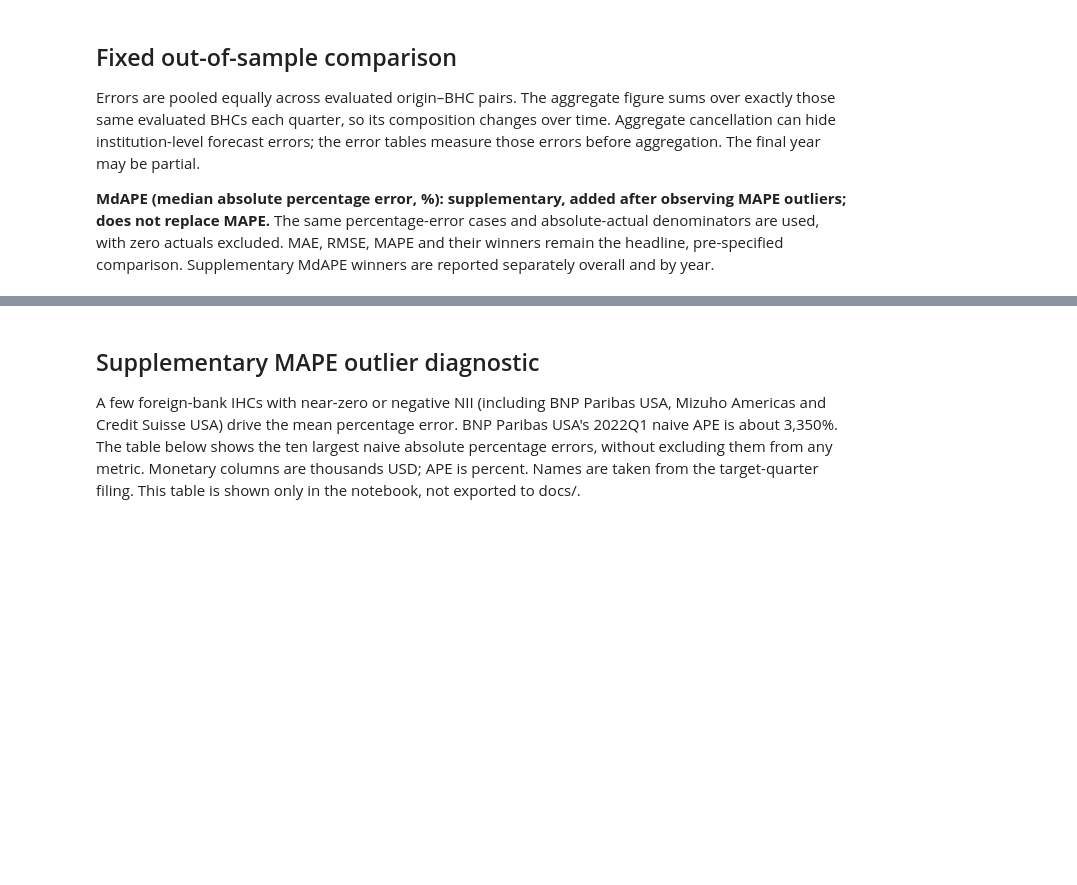
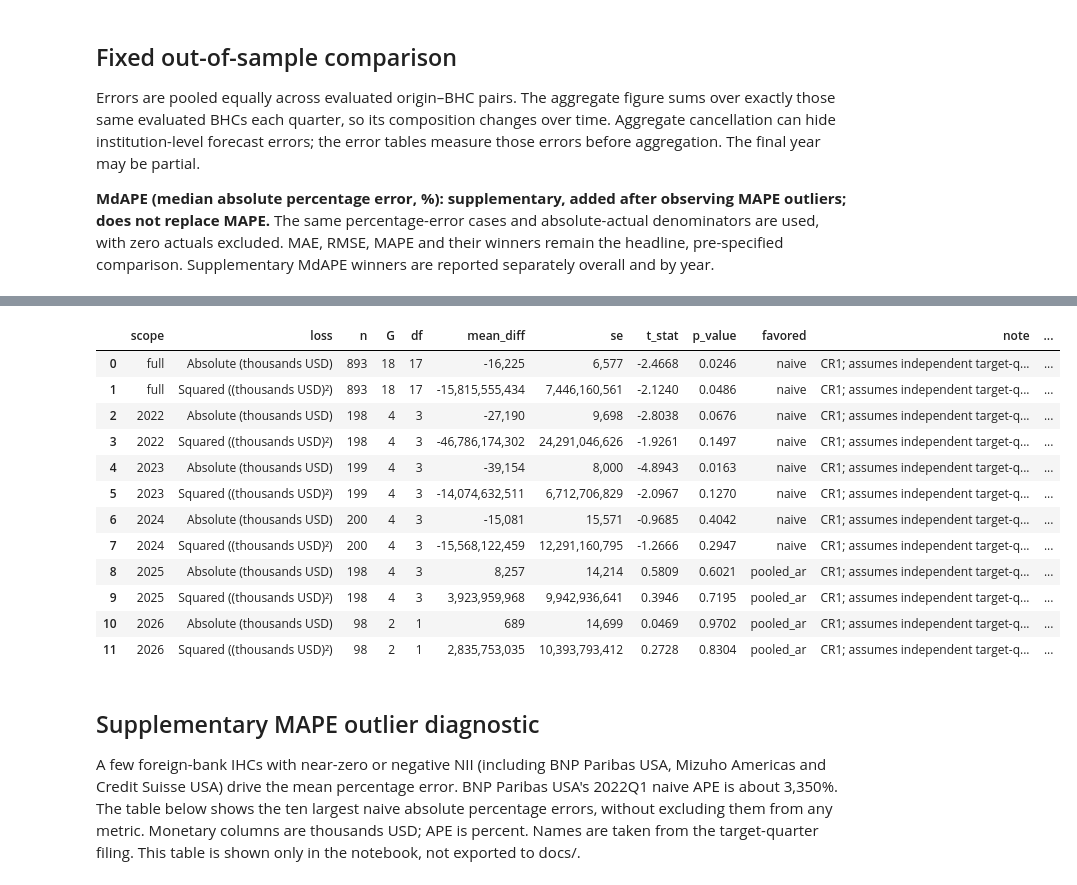
Before and after one commit to jgridifier/research-lab, a Jupyter notebook: tracks/y9c-panel/notebooks/y9c_nii_forecast.ipynb, the cells around one changed output, grey strips where cells are left out. Saved outputs shown, nothing was run; the diff lists cells and outputs as text; code cells hidden in the pictures; blank space fills up the shorter version.

```diff
--- a/tracks/y9c-panel/notebooks/y9c_nii_forecast.ipynb
+++ b/tracks/y9c-panel/notebooks/y9c_nii_forecast.ipynb
@@ -207,3 +217,25 @@ Supplementary MdAPE winner(s): Naive
+# %%
+dm = dm_tests(forecasts)
+dm.to_csv(TABLES / 'dm_tests.csv', index=False)
+(TABLES / 'dm_tests.json').write_text(json.dumps(dm.to_dict(orient='records'), indent=2) + '\n')
+# Display formatting only; stored results retain full floating-point precision.
+dm_display = dm.copy()
+dm_display['loss'] = dm_display.loss.map({'abs': 'Absolute (thousands USD)', 'squared': 'Squared ((thousands USD)²)'})
+display(dm_display.style.format({'mean_diff': '{:,.0f}', 'se': '{:,.0f}', 't_stat': '{:.4f}', 'p_value': '{:.4f}'}))
+# %% [output]
+|  | scope | loss | n | G | df | mean_diff | se | t_stat | p_value | favored | note | ... |
+| 0 | full | Absolute (thousands USD) | 893 | 18 | 17 | -16,225 | 6,577 | -2.4668 | 0.0246 | naive | CR1; assumes independent target-q... | ... |
+| 1 | full | Squared ((thousands USD)²) | 893 | 18 | 17 | -15,815,555,434 | 7,446,160,561 | -2.1240 | 0.0486 | naive | CR1; assumes independent target-q... | ... |
+| 2 | 2022 | Absolute (thousands USD) | 198 | 4 | 3 | -27,190 | 9,698 | -2.8038 | 0.0676 | naive | CR1; assumes independent target-q... | ... |
+| 3 | 2022 | Squared ((thousands USD)²) | 198 | 4 | 3 | -46,786,174,302 | 24,291,046,626 | -1.9261 | 0.1497 | naive | CR1; assumes independent target-q... | ... |
+| 4 | 2023 | Absolute (thousands USD) | 199 | 4 | 3 | -39,154 | 8,000 | -4.8943 | 0.0163 | naive | CR1; assumes independent target-q... | ... |
+| 5 | 2023 | Squared ((thousands USD)²) | 199 | 4 | 3 | -14,074,632,511 | 6,712,706,829 | -2.0967 | 0.1270 | naive | CR1; assumes independent target-q... | ... |
+| 6 | 2024 | Absolute (thousands USD) | 200 | 4 | 3 | -15,081 | 15,571 | -0.9685 | 0.4042 | naive | CR1; assumes independent target-q... | ... |
+| 7 | 2024 | Squared ((thousands USD)²) | 200 | 4 | 3 | -15,568,122,459 | 12,291,160,795 | -1.2666 | 0.2947 | naive | CR1; assumes independent target-q... | ... |
+| 8 | 2025 | Absolute (thousands USD) | 198 | 4 | 3 | 8,257 | 14,214 | 0.5809 | 0.6021 | pooled_ar | CR1; assumes independent target-q... | ... |
+| 9 | 2025 | Squared ((thousands USD)²) | 198 | 4 | 3 | 3,923,959,968 | 9,942,936,641 | 0.3946 | 0.7195 | pooled_ar | CR1; assumes independent target-q... | ... |
+| 10 | 2026 | Absolute (thousands USD) | 98 | 2 | 1 | 689 | 14,699 | 0.0469 | 0.9702 | pooled_ar | CR1; assumes independent target-q... | ... |
+| 11 | 2026 | Squared ((thousands USD)²) | 98 | 2 | 1 | 2,835,753,035 | 10,393,793,412 | 0.2728 | 0.8304 | pooled_ar | CR1; assumes independent target-q... | ... |
 # %% [markdown]
 ## Supplementary MAPE outlier diagnostic
 A few foreign-bank IHCs with near-zero or negative NII (including BNP Paribas USA, Mizuho Americas and Credit Suisse USA) drive the mean percentage error. BNP Paribas USA's 2022Q1 naive APE is about 3,350%. The table below shows the ten largest naive absolute percentage errors, without excluding them from any metric. Monetary columns are thousands USD; APE is percent. Names are taken from the target-quarter filing. This table is shown only in the notebook, not exported to docs/.
```
Also changed, not shown: parts of 3 cells of this notebook, 9 other files.
